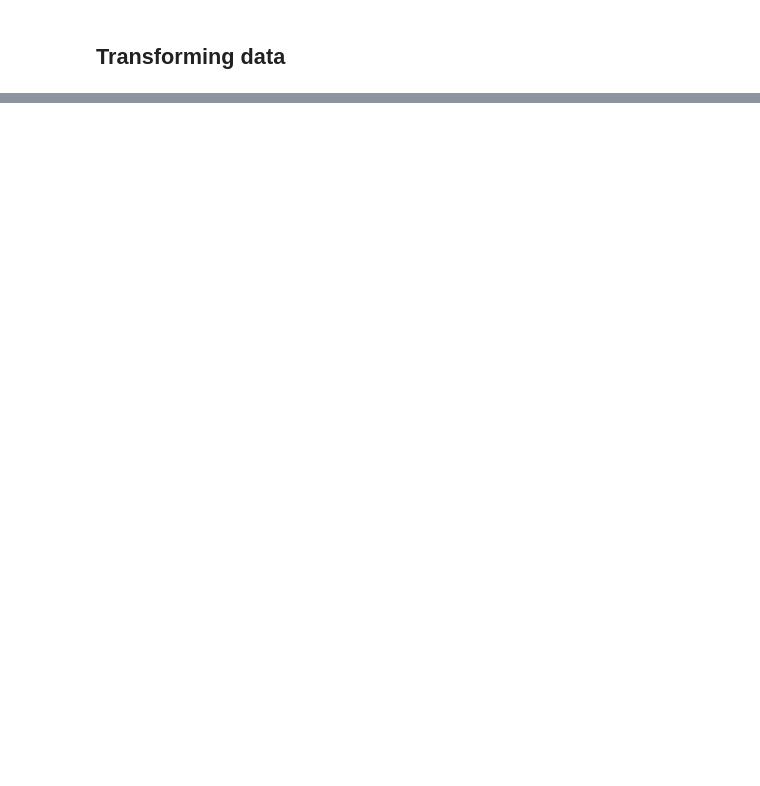
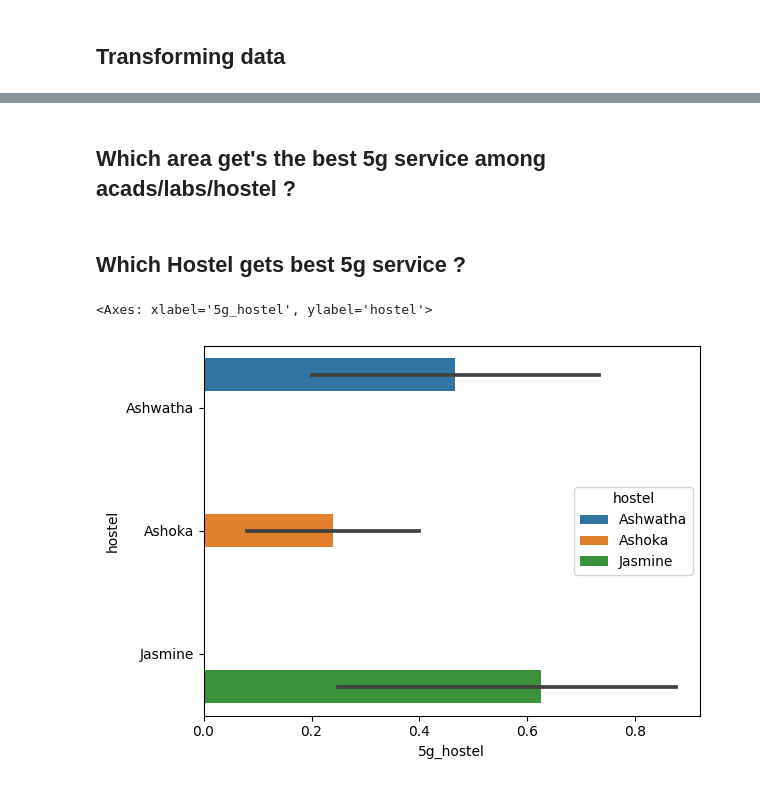
Before and after one commit to bhendi-boi/Intro-to-Data-science, a Jupyter notebook: project/main.ipynb, the cells around one changed output, grey strips where cells are left out. Cells and saved outputs as stored; diff of their text form; code cells hidden in the pictures; blank space fills up the shorter version.

```diff
--- a/project/main.ipynb
+++ b/project/main.ipynb
@@ -53,0 +60,4 @@ df.describe()
+# %%
+df['satisfaction_acads'] = df["5g_acads"] - df["switching_acads"]
+df['satisfaction_labs'] = df['5g_labs'] - df["switching_labs"]
+df['satisfaction_hostel'] = df['5g_hostel'] - df["switching_hostel"]
@@ -53,0 +84,2 @@ df.describe()
+# %% [markdown]
+## Which area get's the best 5g service among acads/labs/hostel ?
@@ -53,0 +88,7 @@ df.describe()
+# %% [markdown]
+## Which Hostel gets best 5g service ?
+# %%
+sns.barplot(x="5g_hostel", y="hostel", hue="hostel", data=df)
+# %% [output]
+<Axes: xlabel='5g_hostel', ylabel='hostel'>
+[figure, added]
```
Also changed, not shown: parts of 16 cells of this notebook.
